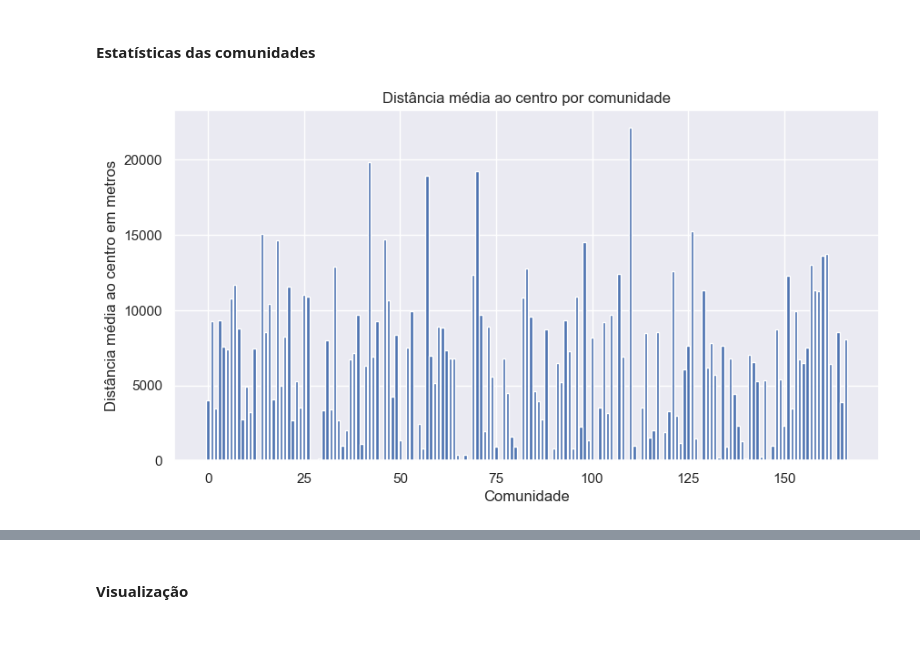
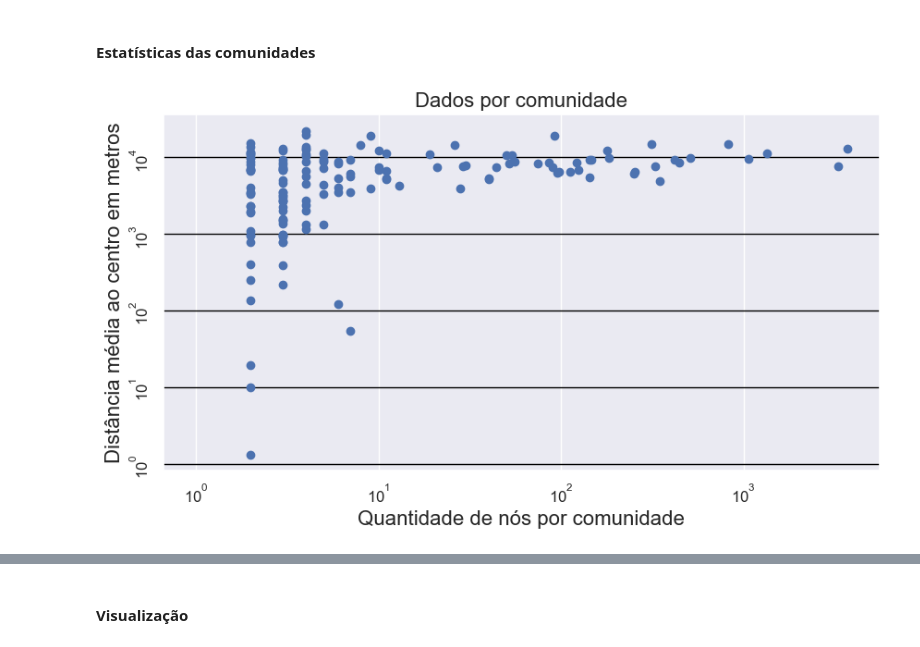
Before and after one commit to lealeric/Codigo_TCC, a Jupyter notebook: TCC_ERIC.ipynb, the cells around one changed output, grey strips where cells are left out. Saved outputs shown, nothing was run; the diff lists cells and outputs as text; code cells hidden in the pictures.

Commit message:
Incluindo novos plots

```diff
--- a/TCC_ERIC.ipynb
+++ b/TCC_ERIC.ipynb
@@ -1093,17 +1128,28 @@ estatisticas = calculate_geostatistcs(grafo_twitter_conexo)
+# %%
+estatisticas_grafo = calculate_geostatistics(graph=grafo_twitter_conexo)
+# %%
+myKeys = list(estatisticas_grafo.keys())
+myKeys.sort()
+sorted_estatisticas_grafo = {i: estatisticas_grafo[i] for i in myKeys}
 # %%
-import matplotlib.pyplot as plt
+text_size_axis = 12
+text_size_standart = 16
 
 # Extract the keys and values from the 'estatisticas' dictionary
-keys = list(estatisticas.keys())
-values = [estatisticas[key]['mean_distance_to_center'] for key in keys]
+x = [len(sorted_estatisticas_grafo[key]['x_points']) for key in sorted_estatisticas_grafo.keys()]
+y = [sorted_estatisticas_grafo[key]['mean_distance_to_center'] for key in sorted_estatisticas_grafo.keys()]
 
 # Plot the values in bars, y-axis in log
 plt.figure(figsize=(10, 5))
-plt.bar(keys, values)
-# plt.yscale('log')
-plt.xlabel('Comunidade')
-plt.ylabel('Distância média ao centro em metros')
-plt.title('Distância média ao centro por comunidade')
+plt.scatter(x, y)
+plt.xscale('log')
+plt.yscale('log')
+plt.xlabel('Quantidade de nós por comunidade', fontsize=text_size_standart)
+plt.ylabel('Distância média ao centro em metros', fontsize=text_size_standart)
+plt.title('Dados por comunidade', fontsize=text_size_standart)
+plt.xticks(fontsize=text_size_axis)
+plt.yticks(fontsize=text_size_axis, rotation=90)
+plt.grid(axis='y', color='black')
 plt.show()
 # %% [output]
-[figure, old version]
+[figure, new version]
```
Also changed, not shown: parts of 25 cells of this notebook, 3 other files.
